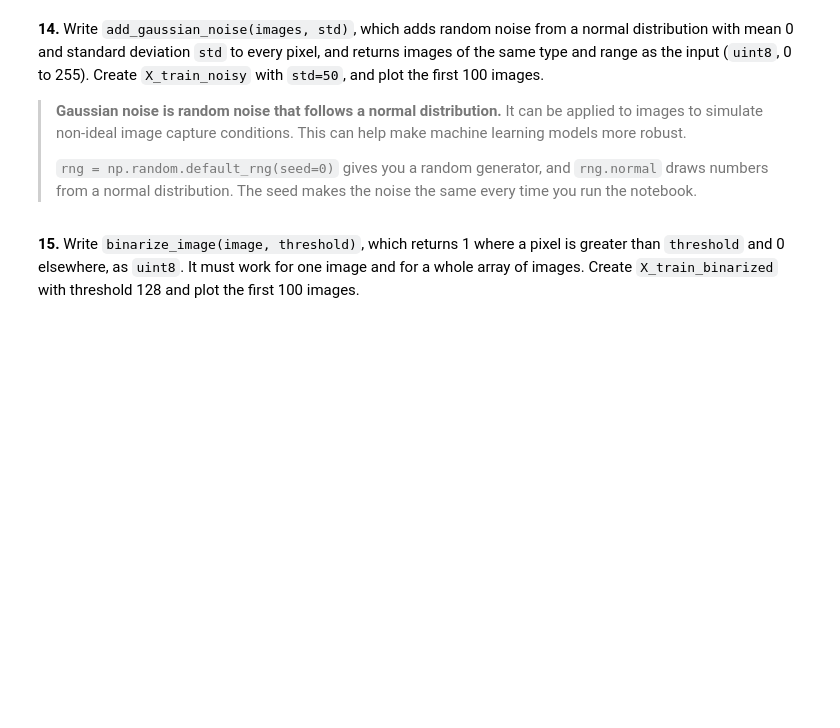
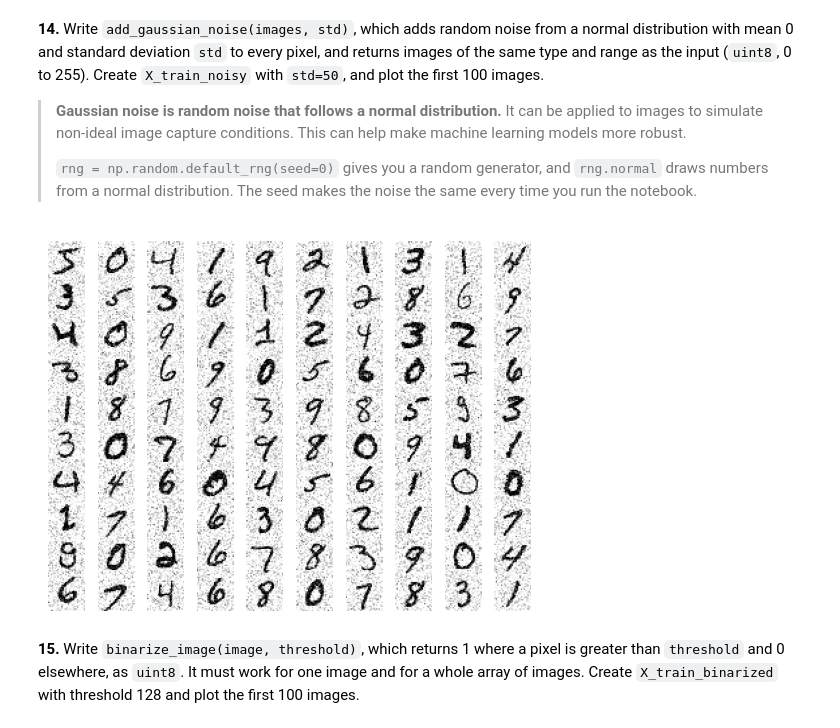
Before and after one commit to ricardo683/numpy-mnist, a Jupyter notebook: mnist_numpy.ipynb, the cells around one changed output. Cells and saved outputs as stored; diff of their text form; code cells hidden in the pictures; blank space fills up the shorter version.

Commit message:
Ej 13 : Loops and vectorisation Ej 14-23: Data augmentation

```diff
--- a/mnist_numpy.ipynb
+++ b/mnist_numpy.ipynb
@@ -269,0 +279,16 @@ True
+# %%
+import time
+
+images = X_train[:1000]
+
+start = time.perf_counter()
+normalized_with_loops = normalize_with_loops(images)
+time_loops = time.perf_counter() - start
+
+start = time.perf_counter()
+normalized_vectorized = images / 255
+time_numpy = time.perf_counter() - start
+
+speedup = time_loops / time_numpy
+
+np.allclose(normalized_with_loops, normalized_vectorized), speedup
@@ -277,5 +304,19 @@ True
 > **Gaussian noise is random noise that follows a normal distribution.** It can be applied to images to simulate non-ideal image capture conditions. This can help make machine learning models more robust.
 >
 > `rng = np.random.default_rng(seed=0)` gives you a random generator, and `rng.normal` draws numbers from a normal distribution. The seed makes the noise the same every time you run the notebook.
+# %%
+rng = np.random.default_rng(seed=0)
+def add_gaussian_noise(images, std):
+    noise = rng.normal(0, std, images.shape)
+    noisy_images = images.astype(np.float32) + noise
+    noisy_images = np.clip(noisy_images, 0, 255)
+    return noisy_images.astype(np.uint8)
+
+
+X_train_noisy = add_gaussian_noise(X_train, 50)
+
+plot_first_100(X_train_noisy)
+# %% [output]
+[figure, added]
 # %% [markdown]
 **15.** Write `binarize_image(image, threshold)`, which returns 1 where a pixel is greater than `threshold` and 0 elsewhere, as `uint8`. It must work for one image and for a whole array of images. Create `X_train_binarized` with threshold 128 and plot the first 100 images.
```
Also changed, not shown: parts of 23 cells of this notebook.
